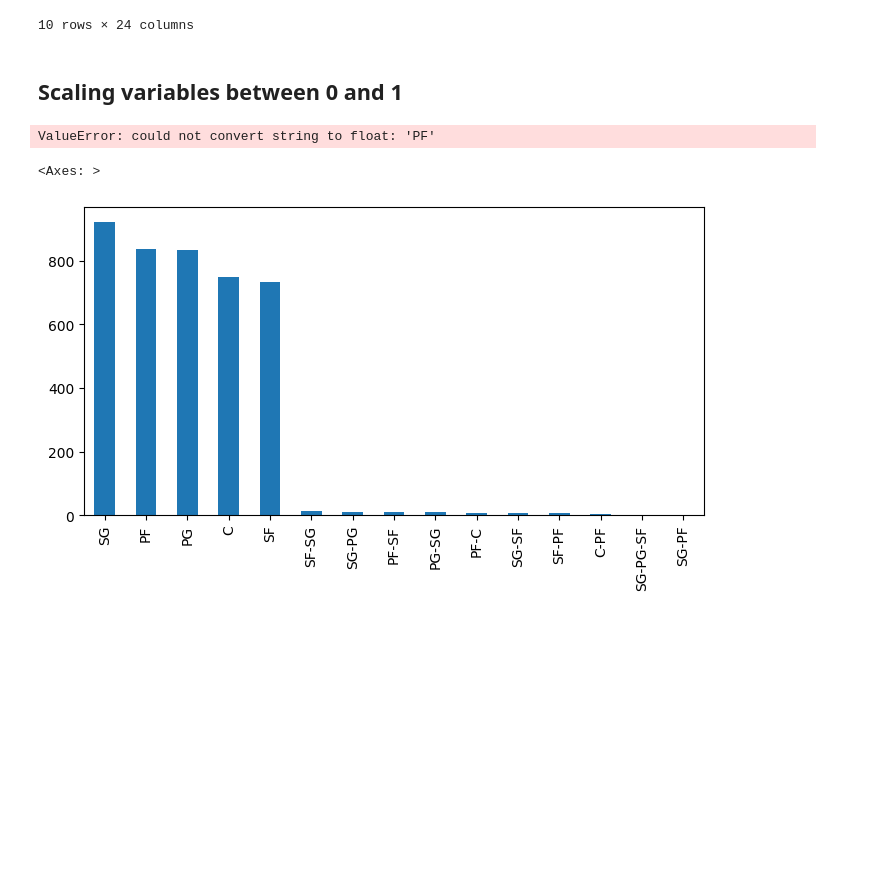
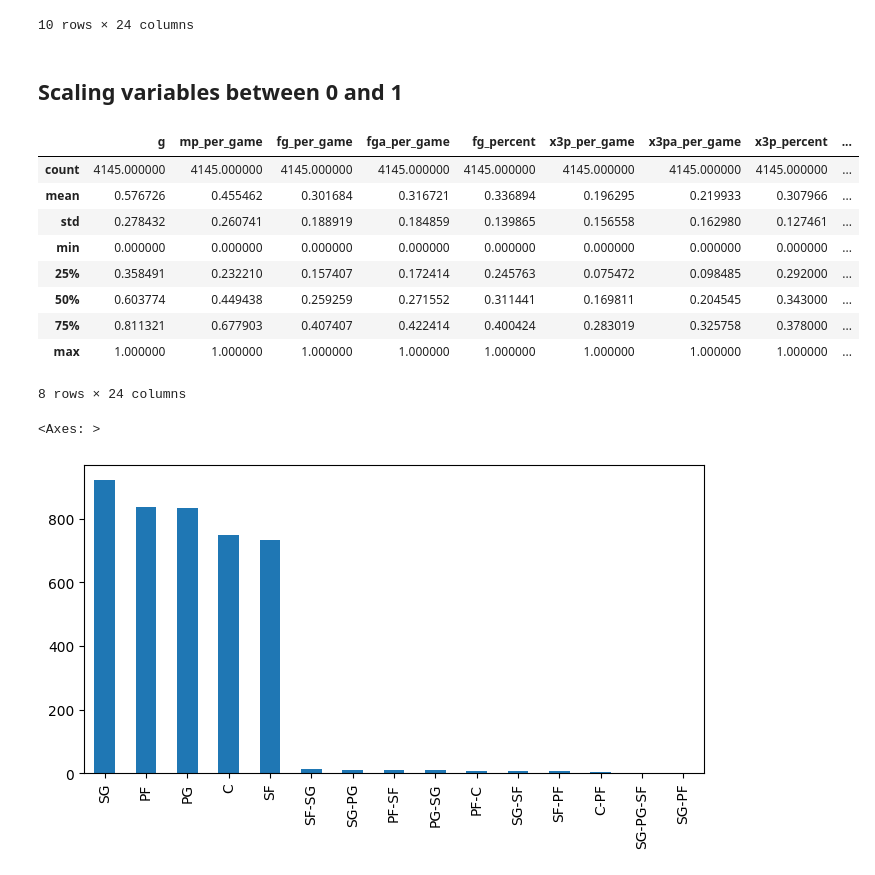
Before and after one commit to AlfonsoGhislieri/nba-machine-learning, a Jupyter notebook: getting_cleaning_data.ipynb, the cells around one changed output. Saved outputs shown, nothing was run; the diff lists cells and outputs as text; code cells hidden in the pictures; blank space fills up the shorter version.

```diff
--- a/getting_cleaning_data.ipynb
+++ b/getting_cleaning_data.ipynb
@@ -255,16 +278,28 @@ df_dropped.sample(10) # view 10 random samples of dataset
 # %% [markdown]
 ## Scaling variables between 0 and 1
 # %%
-from sklearn.preprocessing import MinMaxScaler
+# make copy of dataframe
+X = df_dropped.copy()
+column_names = X.columns
 
-X = df.copy()
-column_names = X.columns
-scaler = MinMaxScaler().fit(X)
-X = scaler.transform(X)
+# apply MinMaxScaling
+scaler = MinMaxScaler()
+X = scaler.fit_transform(X)
 X = pd.DataFrame(X, columns=column_names)
+
+# show newly scaled dataframe
 X.describe()
 # %% [output]
+|  | g | mp_per_game | fg_per_game | fga_per_game | fg_percent | x3p_per_game | x3pa_per_game | x3p_percent | ... |
+| count | 4145.000000 | 4145.000000 | 4145.000000 | 4145.000000 | 4145.000000 | 4145.000000 | 4145.000000 | 4145.000000 | ... |
+| mean | 0.576726 | 0.455462 | 0.301684 | 0.316721 | 0.336894 | 0.196295 | 0.219933 | 0.307966 | ... |
+| std | 0.278432 | 0.260741 | 0.188919 | 0.184859 | 0.139865 | 0.156558 | 0.162980 | 0.127461 | ... |
+| min | 0.000000 | 0.000000 | 0.000000 | 0.000000 | 0.000000 | 0.000000 | 0.000000 | 0.000000 | ... |
+| 25% | 0.358491 | 0.232210 | 0.157407 | 0.172414 | 0.245763 | 0.075472 | 0.098485 | 0.292000 | ... |
+| 50% | 0.603774 | 0.449438 | 0.259259 | 0.271552 | 0.311441 | 0.169811 | 0.204545 | 0.343000 | ... |
+| 75% | 0.811321 | 0.677903 | 0.407407 | 0.422414 | 0.400424 | 0.283019 | 0.325758 | 0.378000 | ... |
+| max | 1.000000 | 1.000000 | 1.000000 | 1.000000 | 1.000000 | 1.000000 | 1.000000 | 1.000000 | ... |
-ValueError: could not convert string to float: 'PF'
+8 rows × 24 columns
 # %%
 # look at all the different positions listed in the dataset
 df['pos'].value_counts().plot.bar(figsize=(8, 4))
```
Also changed, not shown: parts of 5 cells of this notebook.
